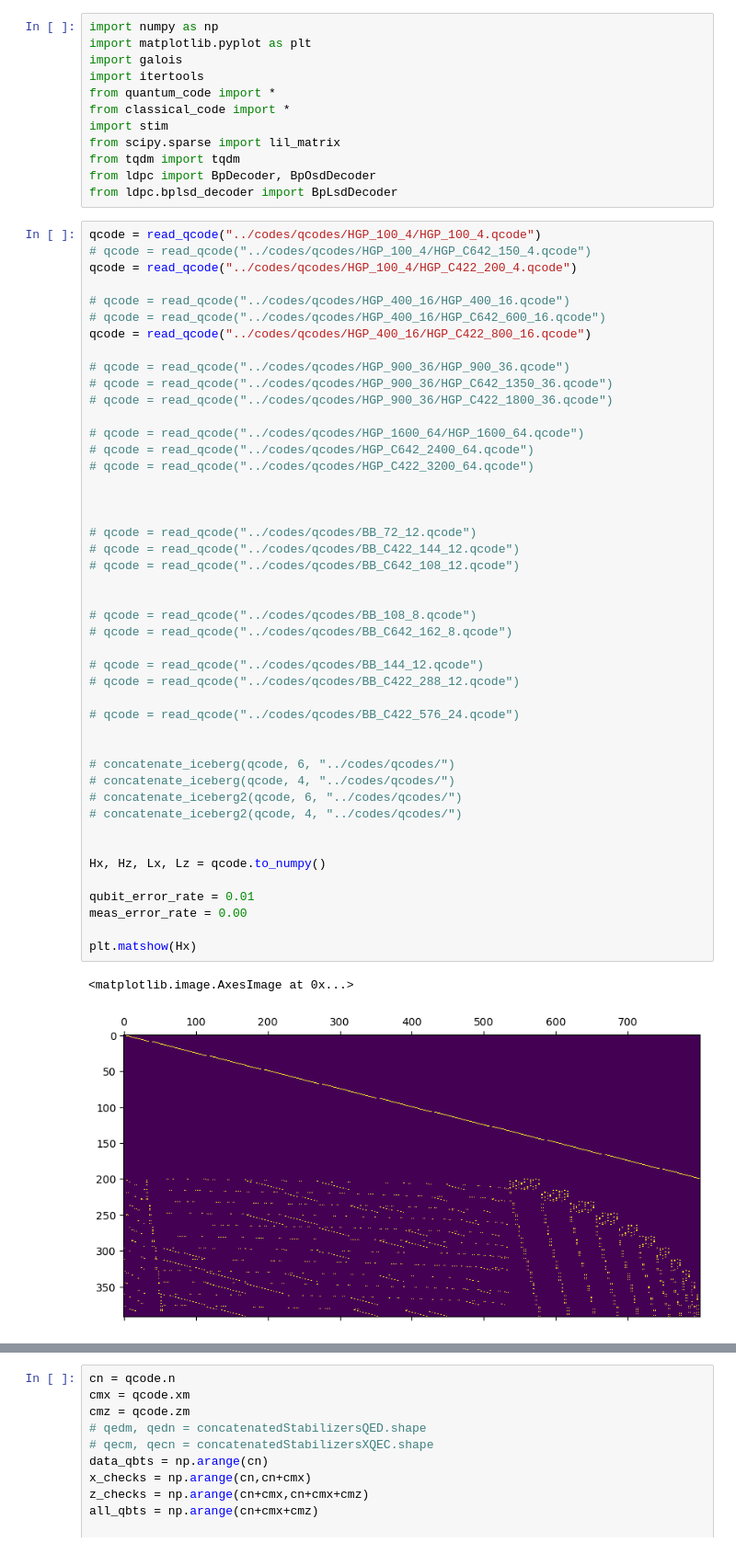
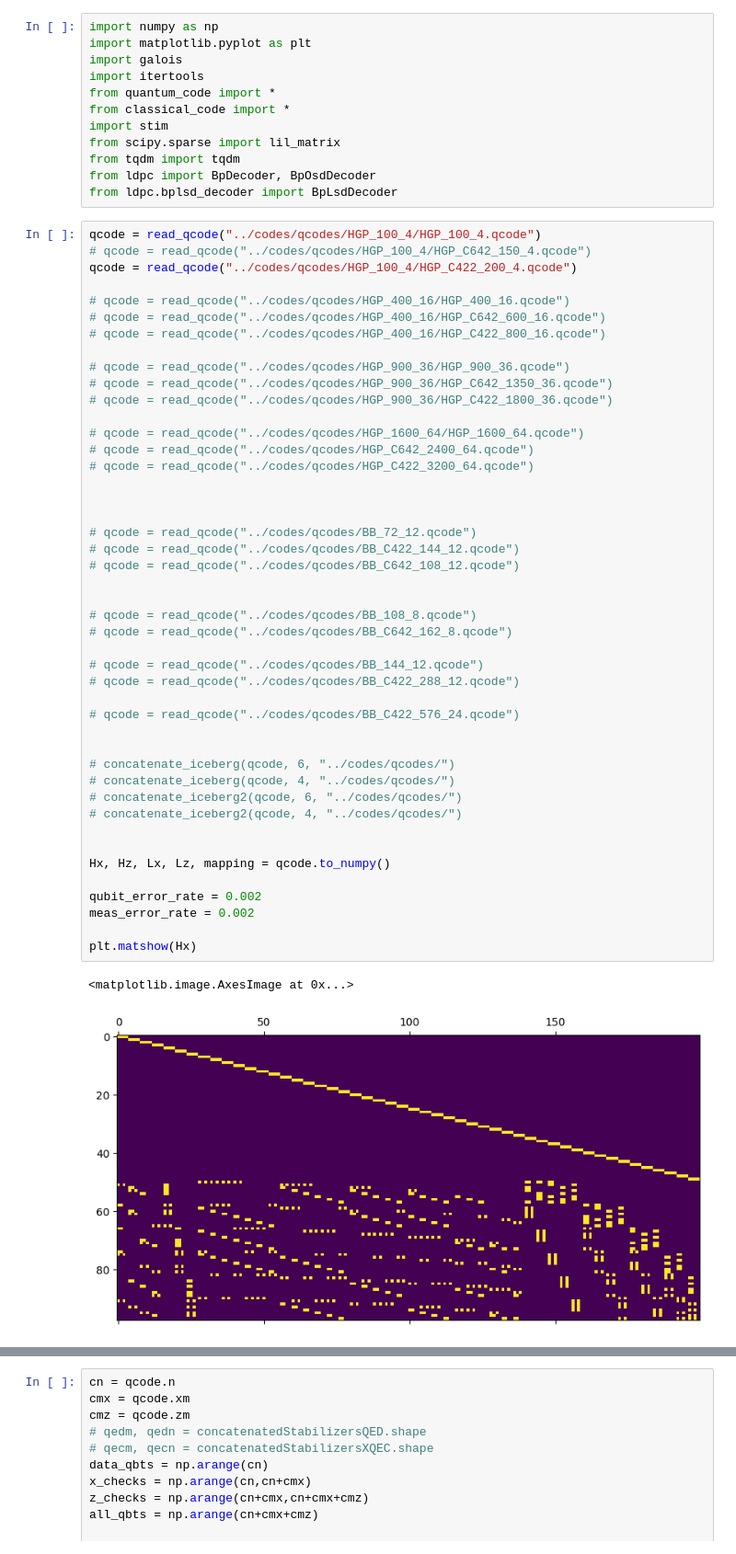
Before and after one commit to noahberthusen/adaptive_qec, a Jupyter notebook: notebooks/circuit_level.ipynb, the cells around one changed output, grey strips where cells are left out. Shown at 92% size. Saved outputs shown, nothing was run; the diff lists cells and outputs as text.

```diff
--- a/notebooks/circuit_level.ipynb
+++ b/notebooks/circuit_level.ipynb
@@ -17,7 +17,7 @@ qcode = read_qcode("../codes/qcodes/HGP_100_4/HGP_C422_200_4.qcode")
 
 # qcode = read_qcode("../codes/qcodes/HGP_400_16/HGP_400_16.qcode")
 # qcode = read_qcode("../codes/qcodes/HGP_400_16/HGP_C642_600_16.qcode")
-qcode = read_qcode("../codes/qcodes/HGP_400_16/HGP_C422_800_16.qcode")
+# qcode = read_qcode("../codes/qcodes/HGP_400_16/HGP_C422_800_16.qcode")
 
 # qcode = read_qcode("../codes/qcodes/HGP_900_36/HGP_900_36.qcode")
 # qcode = read_qcode("../codes/qcodes/HGP_900_36/HGP_C642_1350_36.qcode")
@@ -27,37 +27,37 @@ qcode = read_qcode("../codes/qcodes/HGP_400_16/HGP_C422_800_16.qcode")
 # qcode = read_qcode("../codes/qcodes/HGP_C642_2400_64.qcode")
 # qcode = read_qcode("../codes/qcodes/HGP_C422_3200_64.qcode")
 
 
 
 # qcode = read_qcode("../codes/qcodes/BB_72_12.qcode")
 # qcode = read_qcode("../codes/qcodes/BB_C422_144_12.qcode")
 # qcode = read_qcode("../codes/qcodes/BB_C642_108_12.qcode")
 
 
 # qcode = read_qcode("../codes/qcodes/BB_108_8.qcode")
 # qcode = read_qcode("../codes/qcodes/BB_C642_162_8.qcode")
 
 # qcode = read_qcode("../codes/qcodes/BB_144_12.qcode")
 # qcode = read_qcode("../codes/qcodes/BB_C422_288_12.qcode")
 
 # qcode = read_qcode("../codes/qcodes/BB_C422_576_24.qcode")
 
 
 # concatenate_iceberg(qcode, 6, "../codes/qcodes/")
 # concatenate_iceberg(qcode, 4, "../codes/qcodes/")
 # concatenate_iceberg2(qcode, 6, "../codes/qcodes/")
 # concatenate_iceberg2(qcode, 4, "../codes/qcodes/")
 
 
-Hx, Hz, Lx, Lz = qcode.to_numpy()
+Hx, Hz, Lx, Lz, mapping = qcode.to_numpy()
 
-qubit_error_rate = 0.01
-meas_error_rate = 0.00
+qubit_error_rate = 0.002
+meas_error_rate = 0.002
 
 plt.matshow(Hx)
 # %% [output]
 <matplotlib.image.AxesImage at 0x...>
-[figure, old version]
+[figure, new version]
 # %%
 overlapping_x_generators = np.empty(qcode.qedxm, dtype=object)
 for i in range(qcode.qedxm):
```
Also changed, not shown: parts of 14 cells of this notebook, 35 other files.
